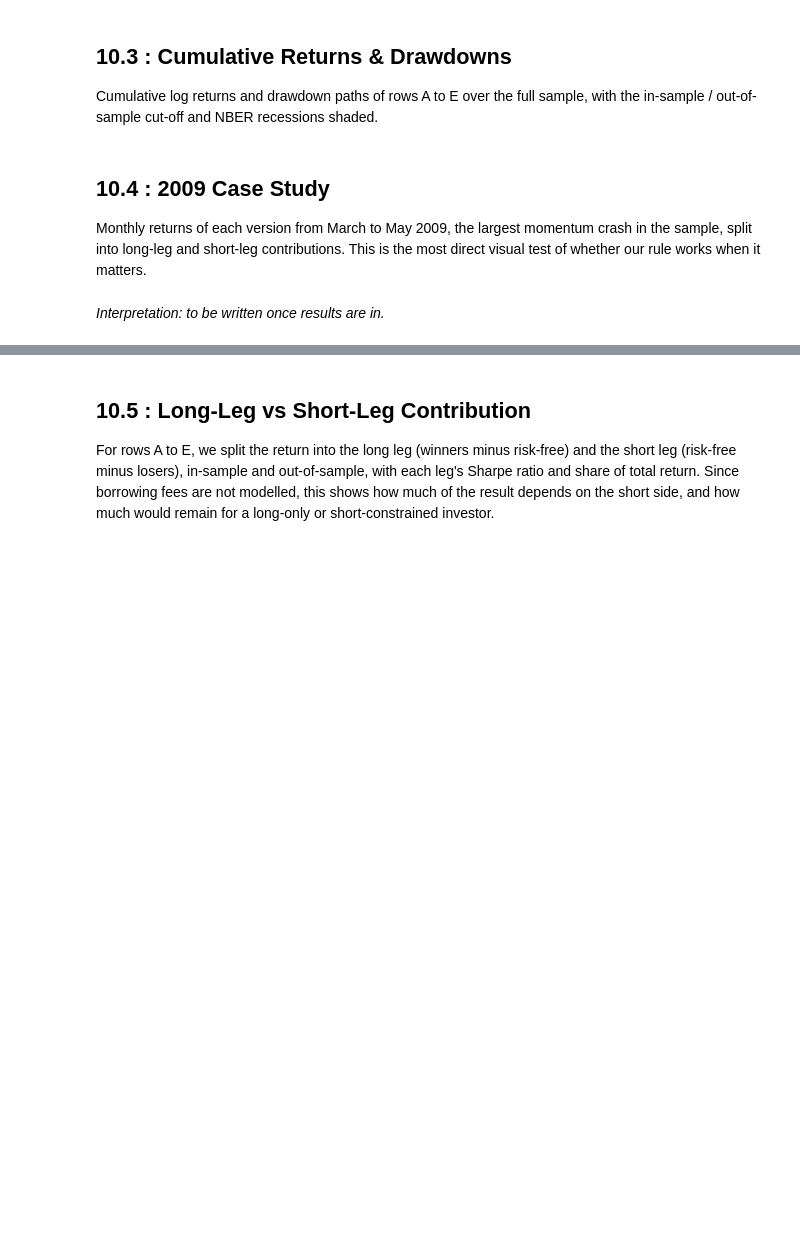
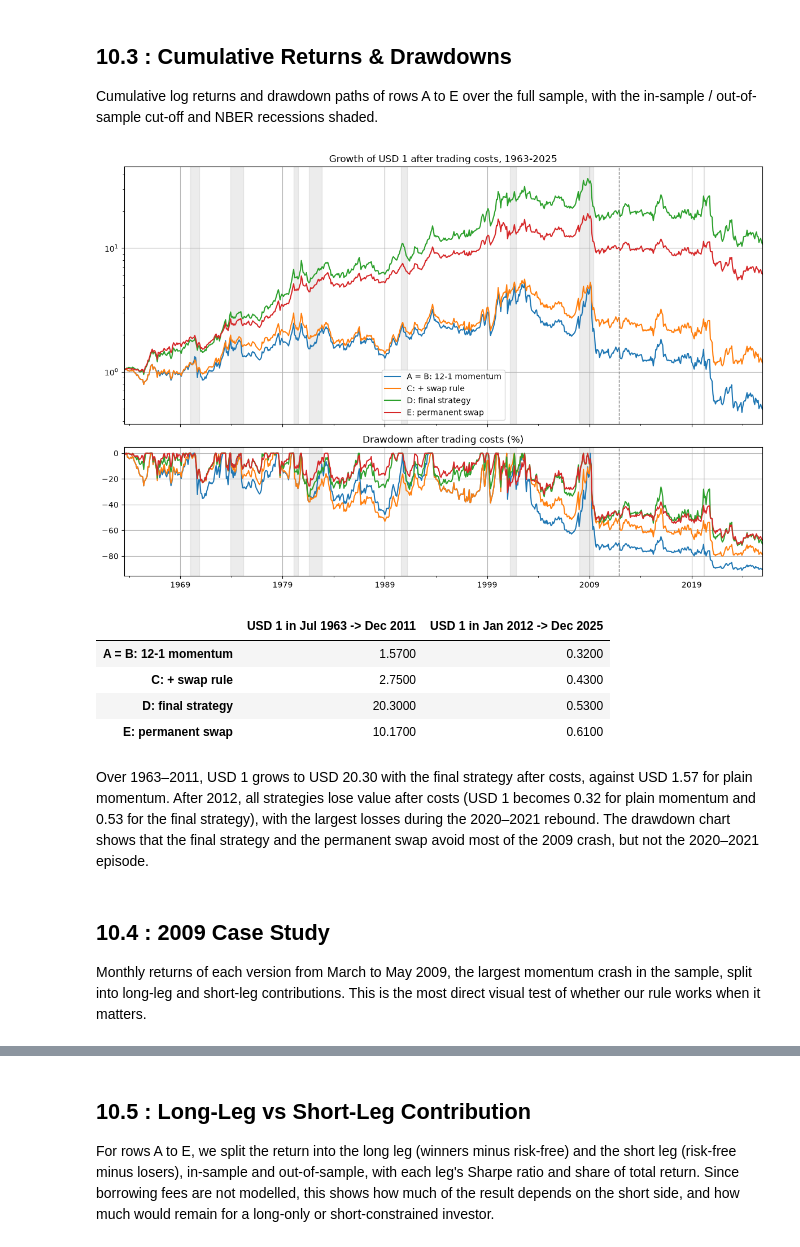
Before and after one commit to olol2/AppliedInvestments, a Jupyter notebook: Momentum_Robust_Notebook.ipynb, the cells around one changed output, grey strips where cells are left out. Drawn from its saved outputs; the diff is of its cells as text; code cells hidden in the pictures; blank space fills up the shorter version.

```diff
--- a/Momentum_Robust_Notebook.ipynb
+++ b/Momentum_Robust_Notebook.ipynb
@@ -2408,9 +2474,40 @@ _Interpretation: to be written once results are in._
 ## 10.3 : Cumulative Returns & Drawdowns
 
 Cumulative log returns and drawdown paths of rows A to E over the full sample, with the in-sample / out-of-sample cut-off and NBER recessions shaded.
+# %%
+# 10.3 Cumulative net returns and drawdowns, 1963-2025 (grey dashed line = in-sample / out-of-sample cut-off,
+# shaded areas = NBER recessions)
+plot_rows = {"A = B: 12-1 momentum": row_A, "C: + swap rule": row_C,
+             "D: final strategy": row_D, "E: permanent swap": row_E}
+net = pd.DataFrame({k: v["net"] for k, v in plot_rows.items()}).loc[SAMPLE_START:SAMPLE_END]
+wealth = (1 + net).cumprod()
+dd = 100 * (wealth / wealth.cummax() - 1)
+
+fig, axes = plt.subplots(2, 1, figsize=(12, 8), sharex=True, gridspec_kw={"height_ratios": [2, 1]})
+wealth.plot(ax=axes[0], logy=True, title="Growth of USD 1 after trading costs, 1963-2025")
+dd.plot(ax=axes[1], legend=False, title="Drawdown after trading costs (%)")
+rec = factors["recession"].reindex(net.index).fillna(0)
+for ax in axes:
+    ax.axvline(IS_END, color="grey", linestyle="--", linewidth=1)
+    ax.fill_between(rec.index, 0, 1, where=rec == 1, transform=ax.get_xaxis_transform(), color="grey", alpha=0.15)
+    ax.set_xlabel("")
+plt.tight_layout()
+plt.savefig(OUTPUT / "fig_10_3_cumulative_drawdown.png", dpi=150, bbox_inches="tight")
+plt.show()
+
+# Value of USD 1 invested at the start of each period
+pd.DataFrame({"USD 1 in Jul 1963 -> Dec 2011": (1 + net.loc[:IS_END]).prod(),
+              "USD 1 in Jan 2012 -> Dec 2025": (1 + net.loc[OOS_START:]).prod()}).round(2)
+# %% [output]
+[figure, added]
+|  | USD 1 in Jul 1963 -> Dec 2011 | USD 1 in Jan 2012 -> Dec 2025 |
+| A = B: 12-1 momentum | 1.5700 | 0.3200 |
+| C: + swap rule | 2.7500 | 0.4300 |
+| D: final strategy | 20.3000 | 0.5300 |
+| E: permanent swap | 10.1700 | 0.6100 |
+# %% [markdown]
+Over 1963–2011, USD 1 grows to USD 20.30 with the final strategy after costs, against USD 1.57 for plain momentum. After 2012, all strategies lose value after costs (USD 1 becomes 0.32 for plain momentum and 0.53 for the final strategy), with the largest losses during the 2020–2021 rebound. The drawdown chart shows that the final strategy and the permanent swap avoid most of the 2009 crash, but not the 2020–2021 episode.
 # %% [markdown]
 ## 10.4 : 2009 Case Study
 
 Monthly returns of each version from March to May 2009, the largest momentum crash in the sample, split into long-leg and short-leg contributions. This is the most direct visual test of whether our rule works when it matters.
-# %% [markdown]
-_Interpretation: to be written once results are in._
```
Also changed, not shown: parts of 29 cells of this notebook, 3 other files.
